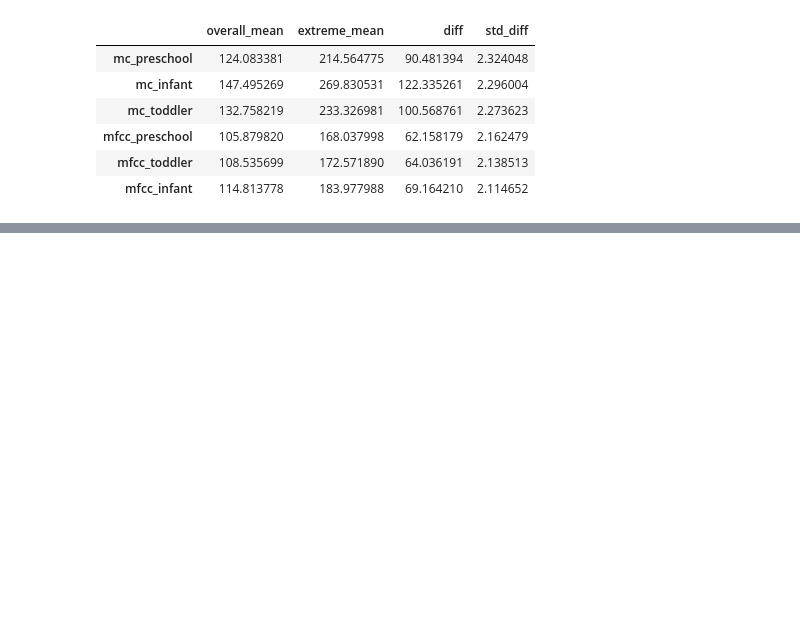
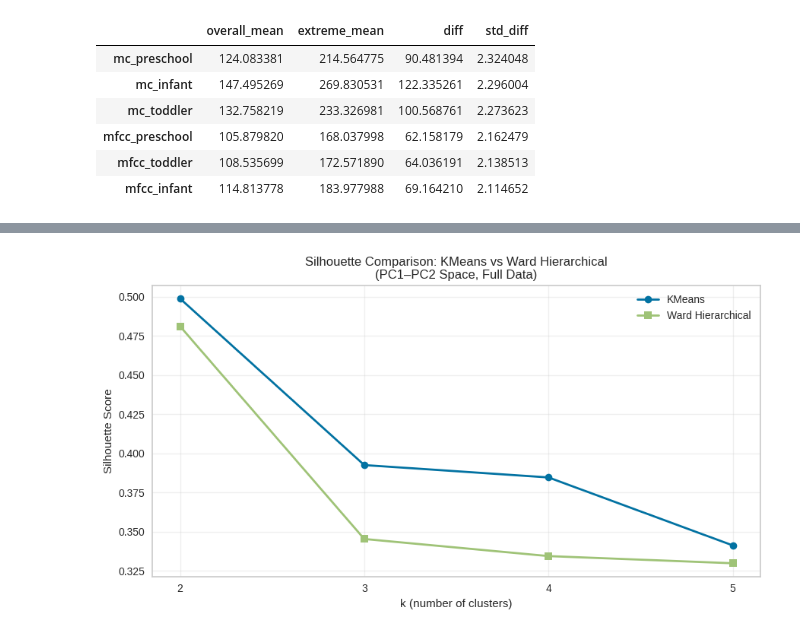
Before and after one commit to thekaitran/BA775-FallProject-KT, a Jupyter notebook: M2_FILES/Kai_Tran_ProjectM2_Q1_BA820_Team_4_Childcare_Costs.ipynb, the cells around one changed output, grey strips where cells are left out. Cells and saved outputs as stored; diff of their text form; code cells hidden in the pictures; blank space fills up the shorter version.

```diff
--- a/M2_FILES/Kai_Tran_ProjectM2_Q1_BA820_Team_4_Childcare_Costs.ipynb
+++ b/M2_FILES/Kai_Tran_ProjectM2_Q1_BA820_Team_4_Childcare_Costs.ipynb
@@ -834,0 +888,23 @@ Top drivers of extremity (largest |standardized difference|):
+# %%
+# Cut Dendrogram at k=2 and Inspect
+results = []
+
+for k in range(2, 6):
+    # Ward hierarchical
+    labels_ward = fcluster(Z, t=k, criterion='maxclust')
+    sil_ward = silhouette_score(X_hier, labels_ward)
+
+    # KMeans
+    km = KMeans(n_clusters=k, random_state=42, n_init=25)
+    labels_km = km.fit_predict(X_hier)
+    sil_km = silhouette_score(X_hier, labels_km)
+
+    results.append({
+        'k': k,
+        'KMeans_sil': round(sil_km, 4),
+        'Ward_sil': round(sil_ward, 4),
+        'Best_method': 'Ward' if sil_ward > sil_km else 'KMeans'
+    })
+
+sil_df = pd.DataFrame(results)
+display(sil_df)
@@ -834,0 +917,16 @@ Top drivers of extremity (largest |standardized difference|):
+# %%
+# Silhouette Comparison Plot
+
+fig, ax = plt.subplots(figsize=(9, 5))
+ax.plot(sil_df['k'], sil_df['KMeans_sil'], marker='o', label='KMeans', linewidth=2)
+ax.plot(sil_df['k'], sil_df['Ward_sil'], marker='s', label='Ward Hierarchical', linewidth=2)
+ax.set_xlabel('k (number of clusters)')
+ax.set_ylabel('Silhouette Score')
+ax.set_title('Silhouette Comparison: KMeans vs Ward Hierarchical\n(PC1–PC2 Space, Full Data)')
+ax.legend()
+ax.set_xticks(range(2, 6))
+ax.grid(alpha=0.3)
+plt.tight_layout()
+plt.show()
+# %% [output]
+[figure, added]
```
Also changed, not shown: parts of 12 cells of this notebook.
